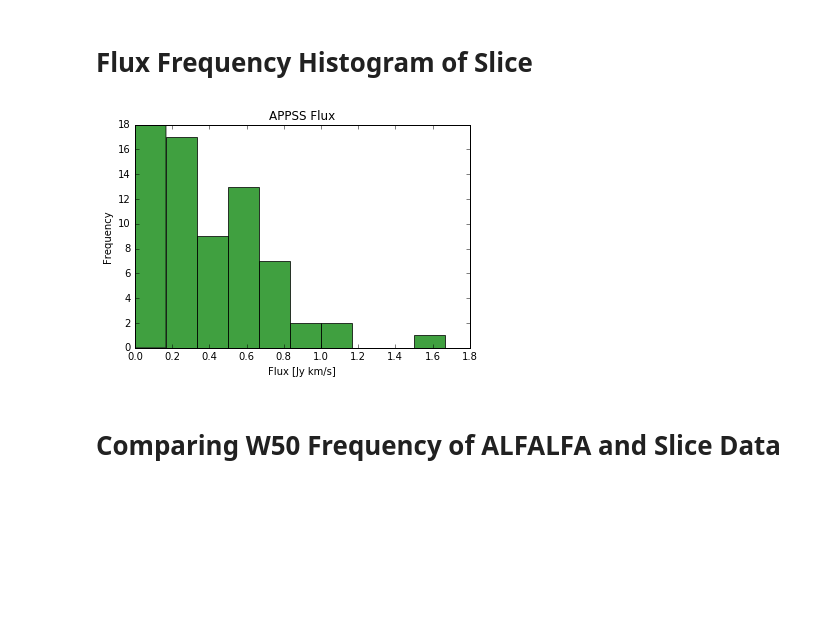
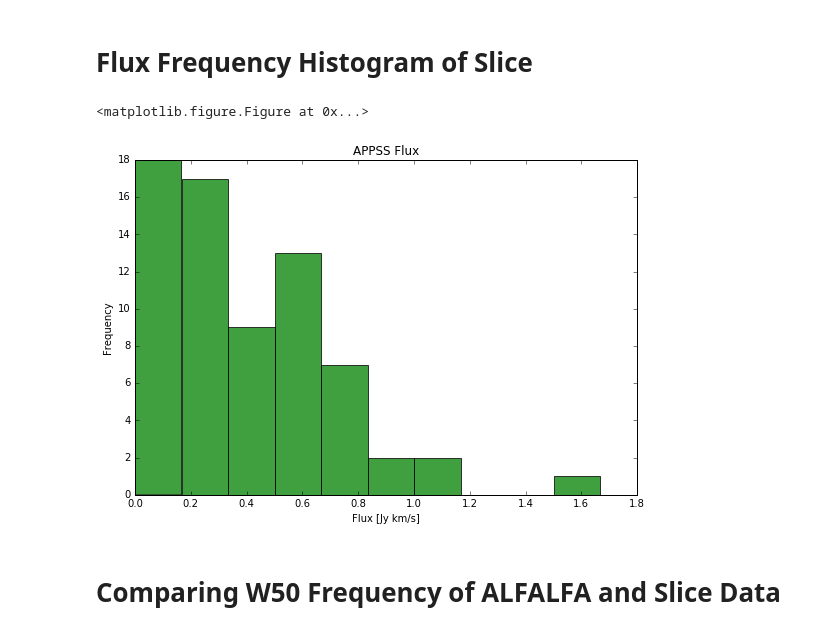
Before and after one commit to jsribaud/APPSS, a Jupyter notebook: Green_Bank_18.ipynb, the cells around one changed output. Drawn from its saved outputs; the diff is of its cells as text; code cells hidden in the pictures; blank space fills up the shorter version.

```diff
--- a/Green_Bank_18.ipynb
+++ b/Green_Bank_18.ipynb
@@ -331,17 +343,19 @@ fig = plt.gcf()
 # Flux Frequency Histogram of Slice
 # %%
 #flux frequency of just my slice
-plt.figure(2)
+plt.figure()
+plt.figure(figsize=(9,6))
 plt.hist(flux_appss, alpha=.75, facecolor = 'green', edgecolor= 'black')
 plt.title("APPSS Flux")
 plt.xlabel("Flux [Jy km/s]")
 plt.ylabel("Frequency")
 plt.axis([0.0, 1.8, 0, 18])
 
-fig2 = plt.gcf()
+fig = plt.gcf()
 
-#fig2.savefig('flux_appss.pdf')
+#fig.savefig('flux_appss.pdf')
 # %% [output]
+<matplotlib.figure.Figure at 0x...>
-[figure, old version]
+[figure, new version]
 # %% [markdown]
 # Comparing W50 Frequency of ALFALFA and Slice Data
```
Also changed, not shown: parts of 17 cells of this notebook.
